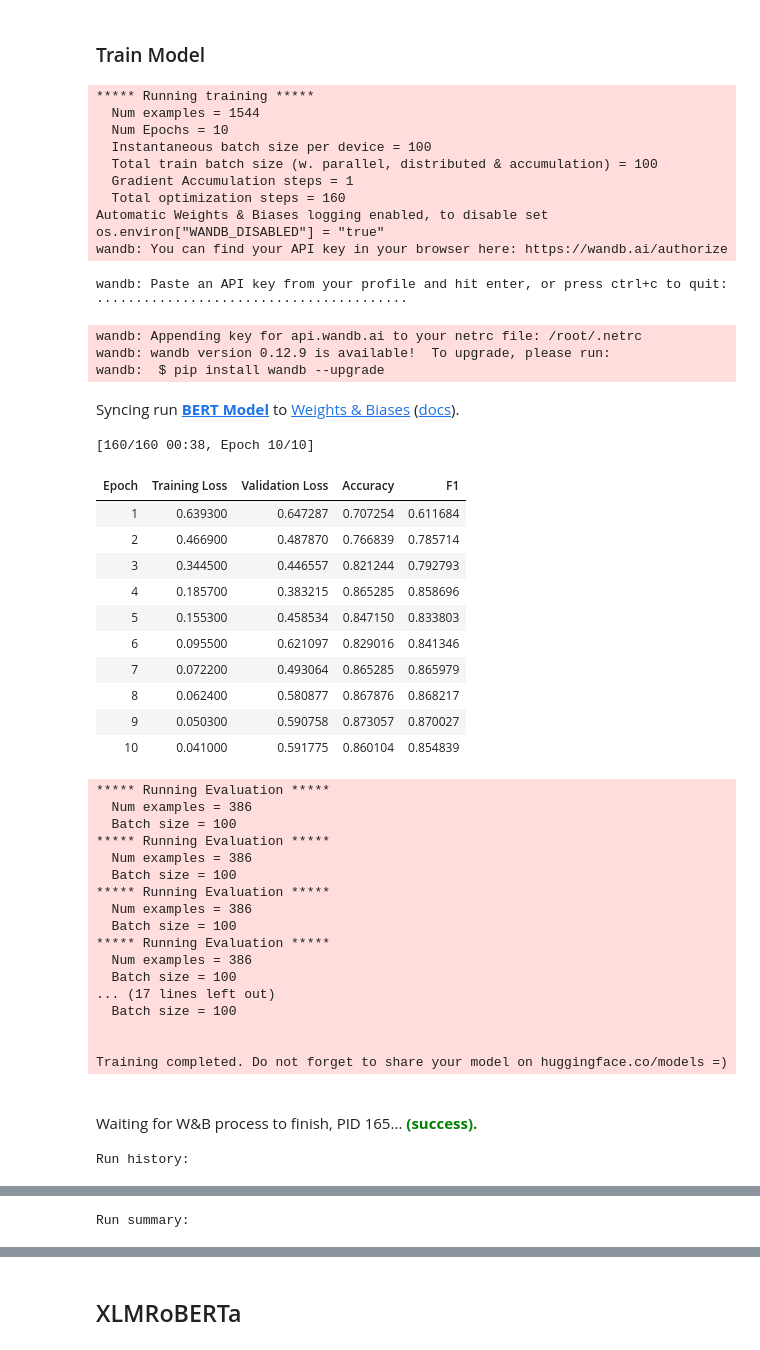
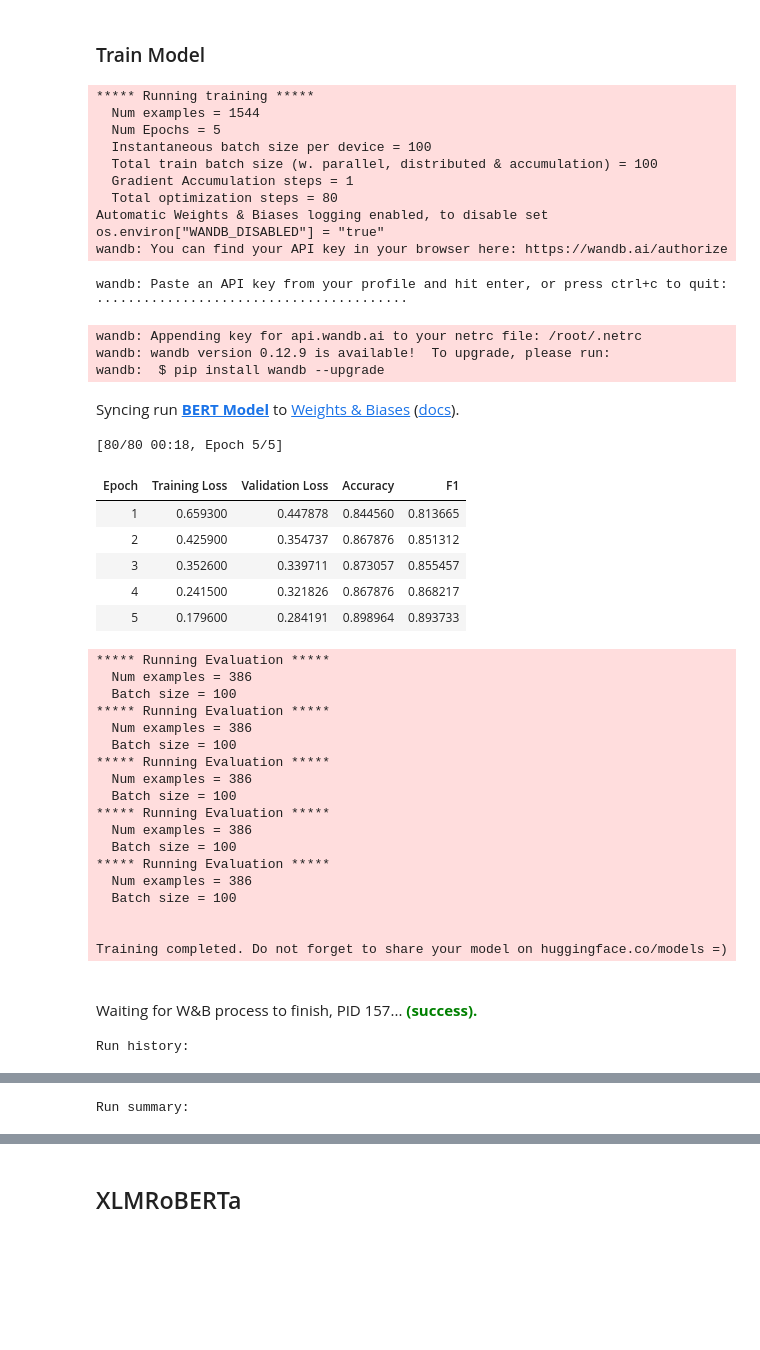
Before and after one commit to erfansobhaei/kaggleship, a Jupyter notebook: PersainPoemClassifier.ipynb, the cells around one changed output, grey strips where cells are left out. Saved outputs shown, nothing was run; the diff lists cells and outputs as text; code cells hidden in the pictures; blank space fills up the shorter version.

```diff
--- a/PersainPoemClassifier.ipynb
+++ b/PersainPoemClassifier.ipynb
@@ -154,47 +132,42 @@ args = TrainingArguments(
     evaluation_strategy="epoch",
     per_device_train_batch_size=100,
     per_device_eval_batch_size=100,
-    num_train_epochs=10,
+    num_train_epochs=5,
     logging_steps = 10,
     seed=0,
 )
 trainer = Trainer(
     model=model,
     args=args,
     train_dataset=train_dataset,
     eval_dataset=val_dataset,
     compute_metrics=compute_metrics,
 )
 
 trainer.train()
 wandb.finish()
 # %% [output]
 ***** Running training *****
   Num examples = 1544
-  Num Epochs = 10
+  Num Epochs = 5
   Instantaneous batch size per device = 100
   Total train batch size (w. parallel, distributed & accumulation) = 100
   Gradient Accumulation steps = 1
-  Total optimization steps = 160
+  Total optimization steps = 80
 Automatic Weights & Biases logging enabled, to disable set os.environ["WANDB_DISABLED"] = "true"
 wandb: You can find your API key in your browser here: https://wandb.ai/authorize
 wandb: Paste an API key from your profile and hit enter, or press ctrl+c to quit:  ········································
 wandb: Appending key for api.wandb.ai to your netrc file: /root/.netrc
 wandb: wandb version 0.12.9 is available!  To upgrade, please run:
 wandb:  $ pip install wandb --upgrade
 Syncing run BERT Model to Weights & Biases (docs).
-[160/160 00:38, Epoch 10/10]
+[80/80 00:18, Epoch 5/5]
 | Epoch | Training Loss | Validation Loss | Accuracy | F1 |
-| 1 | 0.639300 | 0.647287 | 0.707254 | 0.611684 |
-| 2 | 0.466900 | 0.487870 | 0.766839 | 0.785714 |
-| 3 | 0.344500 | 0.446557 | 0.821244 | 0.792793 |
-| 4 | 0.185700 | 0.383215 | 0.865285 | 0.858696 |
-| 5 | 0.155300 | 0.458534 | 0.847150 | 0.833803 |
-| 6 | 0.095500 | 0.621097 | 0.829016 | 0.841346 |
-| 7 | 0.072200 | 0.493064 | 0.865285 | 0.865979 |
-| 8 | 0.062400 | 0.580877 | 0.867876 | 0.868217 |
-| 9 | 0.050300 | 0.590758 | 0.873057 | 0.870027 |
-| 10 | 0.041000 | 0.591775 | 0.860104 | 0.854839 |
+| 1 | 0.659300 | 0.447878 | 0.844560 | 0.813665 |
+| 2 | 0.425900 | 0.354737 | 0.867876 | 0.851312 |
+| 3 | 0.352600 | 0.339711 | 0.873057 | 0.855457 |
+| 4 | 0.241500 | 0.321826 | 0.867876 | 0.868217 |
+| 5 | 0.179600 | 0.284191 | 0.898964 | 0.893733 |
 ***** Running Evaluation *****
   Num examples = 386
   Batch size = 100
@@ -207,10 +180,11 @@ Syncing run BERT Model to Weights & Biases (docs).
 ***** Running Evaluation *****
   Num examples = 386
   Batch size = 100
-... (17 lines left out)
+***** Running Evaluation *****
+  Num examples = 386
   Batch size = 100
 
 
 Training completed. Do not forget to share your model on huggingface.co/models =)
-Waiting for W&B process to finish, PID 165... (success).
+Waiting for W&B process to finish, PID 157... (success).
 Run history:
```
Also changed, not shown: parts of 27 cells of this notebook.
